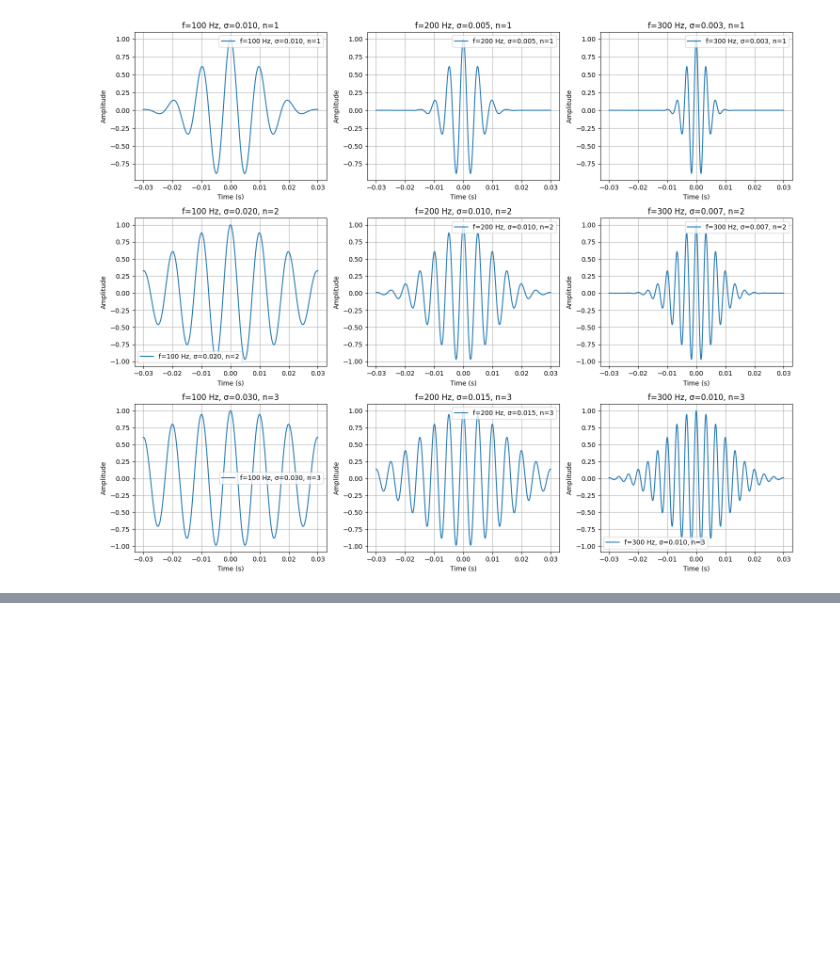
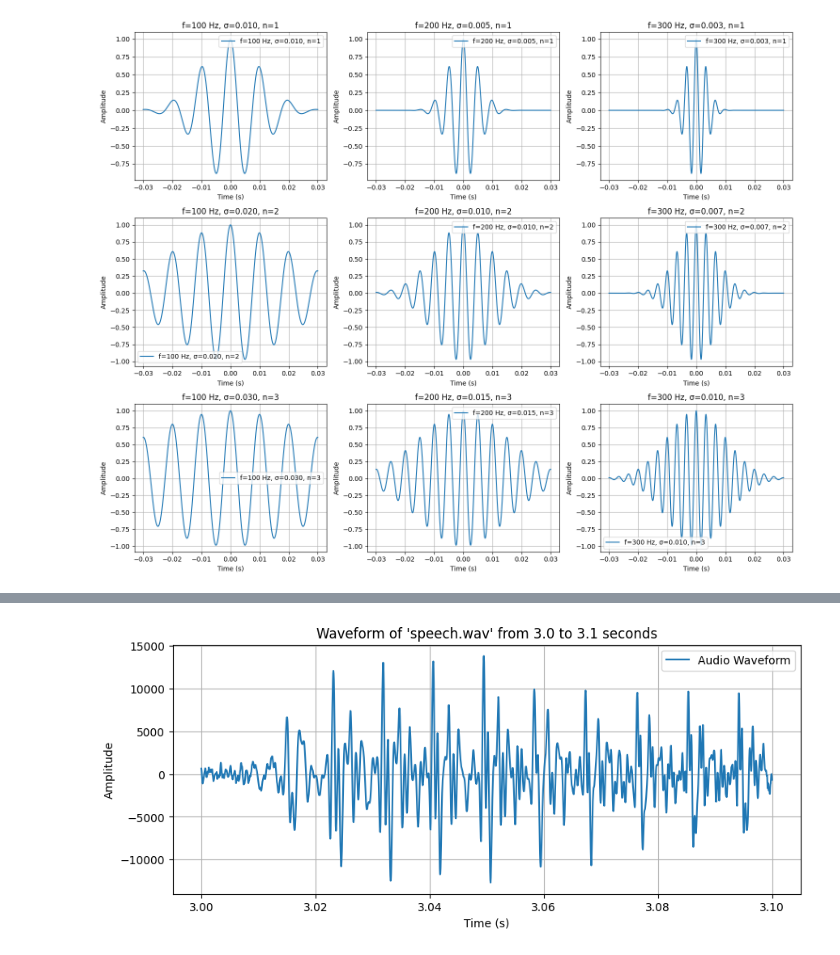
Before and after one commit to RyanL72/CSDS_364, a Jupyter notebook: Assignment_A1b/A1b_rhl72.ipynb, the cells around one changed output, grey strips where cells are left out. Saved outputs shown, nothing was run; the diff lists cells and outputs as text; code cells hidden in the pictures; blank space fills up the shorter version.

```diff
--- a/Assignment_A1b/A1b_rhl72.ipynb
+++ b/Assignment_A1b/A1b_rhl72.ipynb
@@ -212,0 +252,33 @@ plt.show()
+# %%
+
+
+# Load the WAV file
+fs, data = wavfile.read("speech.wav")  # Ensure "speech.wav" is in the same folder
+
+# Convert to mono if stereo
+if len(data.shape) > 1:
+    data = np.mean(data, axis=1)  # Convert stereo to mono
+
+# Define time range
+start_time = 3.0  # Start at 3.0 seconds
+end_time = 3.1    # End at 3.1 seconds
+
+# Convert time to sample index
+start_sample = int(start_time * fs)
+end_sample = int(end_time * fs)
+
+# Extract the waveform segment
+time_segment = np.linspace(start_time, end_time, end_sample - start_sample)
+audio_segment = data[start_sample:end_sample]
+
+# Plot the waveform
+plt.figure(figsize=(10, 4))
+plt.plot(time_segment, audio_segment, label="Audio Waveform")
+plt.xlabel("Time (s)")
+plt.ylabel("Amplitude")
+plt.title("Waveform of 'speech.wav' from 3.0 to 3.1 seconds")
+plt.legend()
+plt.grid()
+plt.show()
+# %% [output]
+[figure, added]
```
Also changed, not shown: parts of 8 cells of this notebook, 3 other files.
